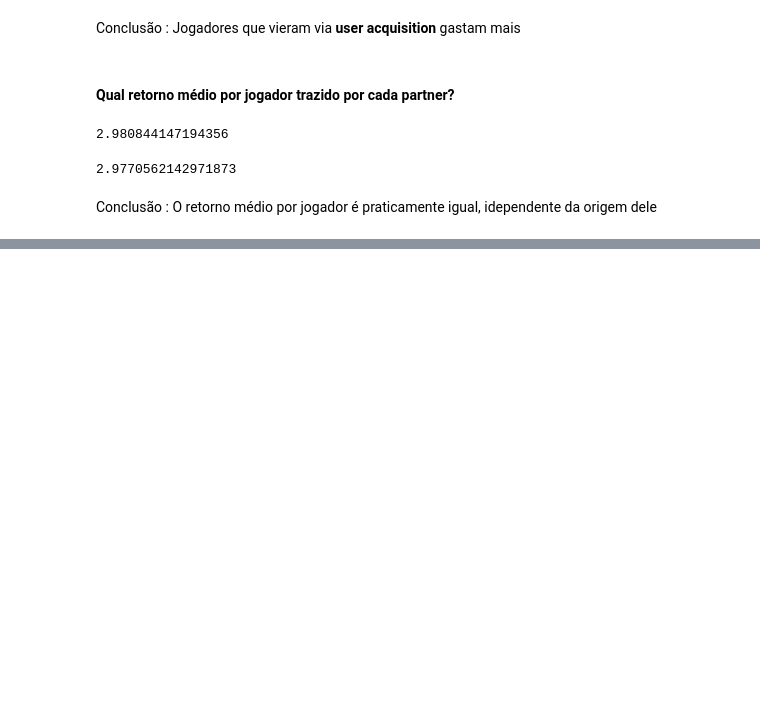
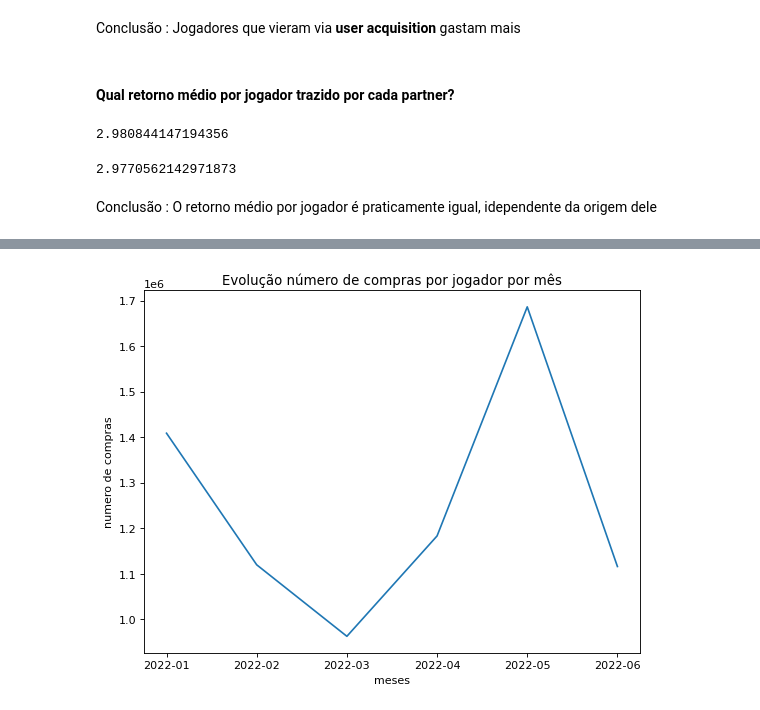
Before and after one commit to vitorbronde/game_market, a Jupyter notebook: Game_market.ipynb, the cells around one changed output, grey strips where cells are left out. Cells and saved outputs as stored; diff of their text form; code cells hidden in the pictures; blank space fills up the shorter version.

```diff
--- a/Game_market.ipynb
+++ b/Game_market.ipynb
@@ -389,0 +478,11 @@ df_game_mes22.head()
+# %%
+figure(figsize=(8, 6), dpi=80)
+x = df_games_22_final['creation_date']
+y = df_games_22_final['iap_purchases']
+plt.plot(x, y )
+plt.xlabel("meses")
+plt.ylabel("numero de compras")
+plt.title("Evolução número de compras por jogador por mês")
+plt.show()
+# %% [output]
+[figure, added]
```
Also changed, not shown: parts of 42 cells of this notebook.
